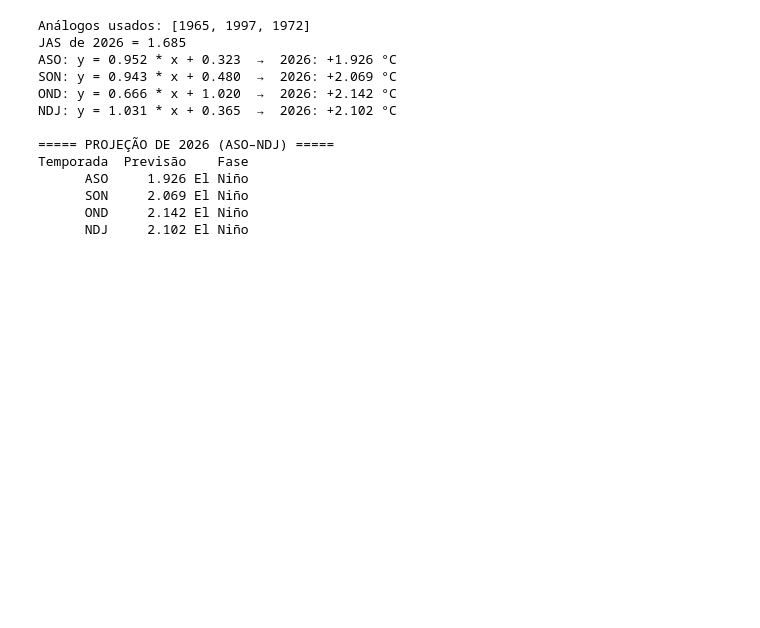
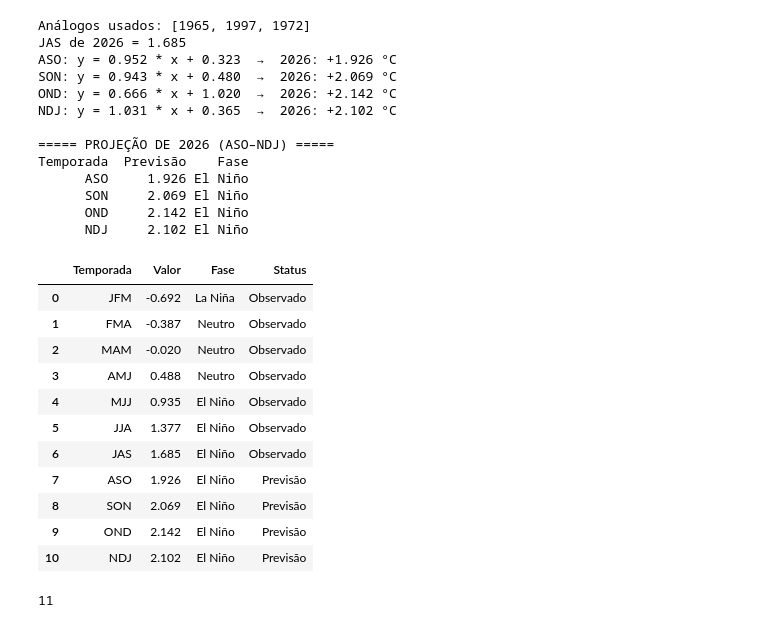
Before and after one commit to anselmojsantos/analiseP4Nooa, a Jupyter notebook: Notebookes/nooa.ipynb, the cells around one changed output. Drawn from its saved outputs; the diff is of its cells as text; code cells hidden in the pictures; blank space fills up the shorter version.

```diff
--- a/Notebookes/nooa.ipynb
+++ b/Notebookes/nooa.ipynb
@@ -456,12 +515,6 @@ fig.show()
 # --------------------------------------------------------------------------
 # 13 - Download do histórico oficial do RONI
 #---------------------------------------------------------------------------
-
-import requests
-from io import StringIO
-import os
-
-RAIZ = r"C:\TI\Projetos Univesp\Projeto - 4"
 
 # URL oficial do RONI (ERSSTv6)
 url_roni = "https://www.cpc.ncep.noaa.gov/data/indices/RONI.ascii.txt"
@@ -958,6 +1036,53 @@ Temporada  Previsão    Fase
       SON     2.069 El Niño
       OND     2.142 El Niño
       NDJ     2.102 El Niño
+# %%
+df_obs = df_roni[["Temporada", "RONI/3.4", "Fase", "Status"]].rename(
+    columns={"RONI/3.4": "Valor"}
+).copy()
+
+df_prev = pd.DataFrame({
+    "Temporada": seas_futuro,
+    "Valor": previsoes,
+    "Fase": ["El Niño"] * 4,
+    "Status": "Previsão",
+})
+
+df_prev_seas = pd.concat([df_obs, df_prev], ignore_index=True)
+df_prev_seas.to_csv(
+    RAIZ/"docs/csv/noaa/df_prev_seas.csv",
+    sep=",",
+    index=False,
+    encoding="utf-8-sig",
+    decimal=",",
+    float_format="%.3f",
+
+    )
+df_prev_seas["Valor"] = df_prev_seas["Valor"].round(3)
+df_prev_seas
+# %% [output]
+|  | Temporada | Valor | Fase | Status |
+| 0 | JFM | -0.692 | La Niña | Observado |
+| 1 | FMA | -0.387 | Neutro | Observado |
+| 2 | MAM | -0.020 | Neutro | Observado |
+| 3 | AMJ | 0.488 | Neutro | Observado |
+| 4 | MJJ | 0.935 | El Niño | Observado |
+| 5 | JJA | 1.377 | El Niño | Observado |
+| 6 | JAS | 1.685 | El Niño | Observado |
+| 7 | ASO | 1.926 | El Niño | Previsão |
+| 8 | SON | 2.069 | El Niño | Previsão |
+| 9 | OND | 2.142 | El Niño | Previsão |
+| 10 | NDJ | 2.102 | El Niño | Previsão |
+# %%
+df_prev_seas.to_sql(
+    "df_prev_seas",
+    con=engine_local,
+    schema="public",
+    if_exists="append",
+    index=False,
+)
+# %% [output]
+11
 # %%
 # 22 - Predição em Plotagem
 
```
Also changed, not shown: parts of 20 cells of this notebook, 53 other files.
